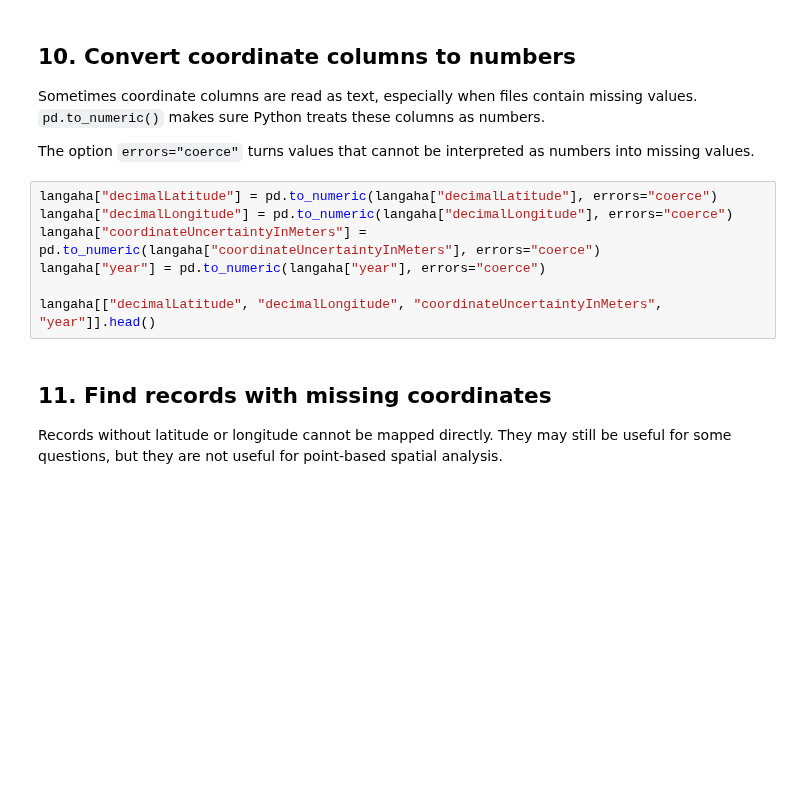
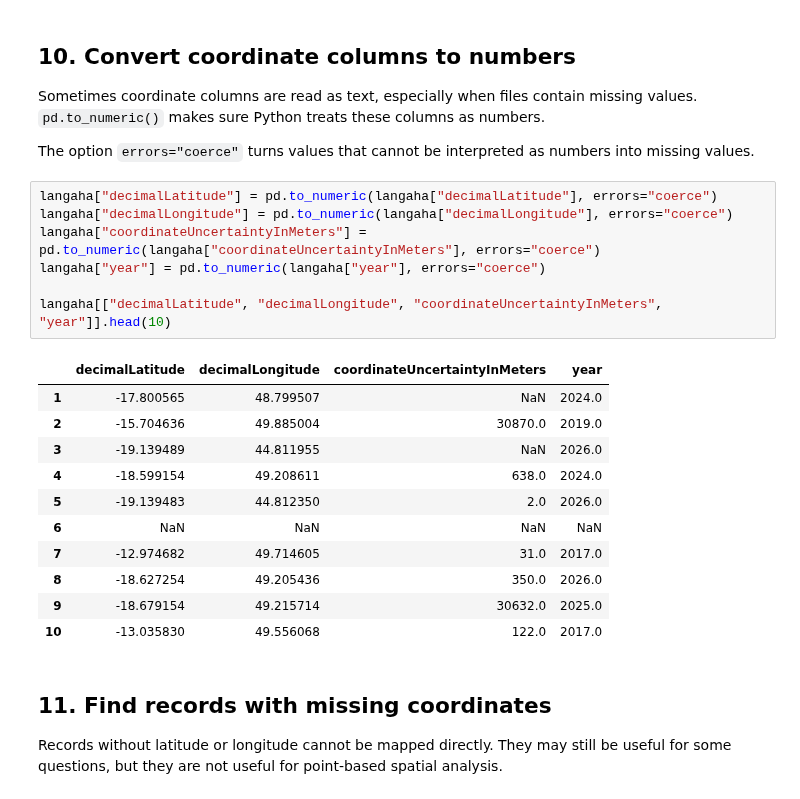
Before and after one commit to iao2122/BIO597-SpatialBiodiversity, a Jupyter notebook: docs/labs/Lab03-DataCleaning.ipynb, the cells around one changed output. Cells and saved outputs as stored; diff of their text form; blank space fills up the shorter version.

```diff
--- a/docs/labs/Lab03-DataCleaning.ipynb
+++ b/docs/labs/Lab03-DataCleaning.ipynb
@@ -157,10 +248,22 @@ The option `errors="coerce"` turns values that cannot be interpreted as numbers
 # %%
 langaha["decimalLatitude"] = pd.to_numeric(langaha["decimalLatitude"], errors="coerce")
 langaha["decimalLongitude"] = pd.to_numeric(langaha["decimalLongitude"], errors="coerce")
 langaha["coordinateUncertaintyInMeters"] = pd.to_numeric(langaha["coordinateUncertaintyInMeters"], errors="coerce")
 langaha["year"] = pd.to_numeric(langaha["year"], errors="coerce")
 
-langaha[["decimalLatitude", "decimalLongitude", "coordinateUncertaintyInMeters", "year"]].head()
+langaha[["decimalLatitude", "decimalLongitude", "coordinateUncertaintyInMeters", "year"]].head(10)
+# %% [output]
+|  | decimalLatitude | decimalLongitude | coordinateUncertaintyInMeters | year |
+| 1 | -17.800565 | 48.799507 | NaN | 2024.0 |
+| 2 | -15.704636 | 49.885004 | 30870.0 | 2019.0 |
+| 3 | -19.139489 | 44.811955 | NaN | 2026.0 |
+| 4 | -18.599154 | 49.208611 | 638.0 | 2024.0 |
+| 5 | -19.139483 | 44.812350 | 2.0 | 2026.0 |
+| 6 | NaN | NaN | NaN | NaN |
+| 7 | -12.974682 | 49.714605 | 31.0 | 2017.0 |
+| 8 | -18.627254 | 49.205436 | 350.0 | 2026.0 |
+| 9 | -18.679154 | 49.215714 | 30632.0 | 2025.0 |
+| 10 | -13.035830 | 49.556068 | 122.0 | 2017.0 |
 # %% [markdown]
 ## 11. Find records with missing coordinates
 
```
Also changed, not shown: parts of 25 cells of this notebook, 3 other files.
